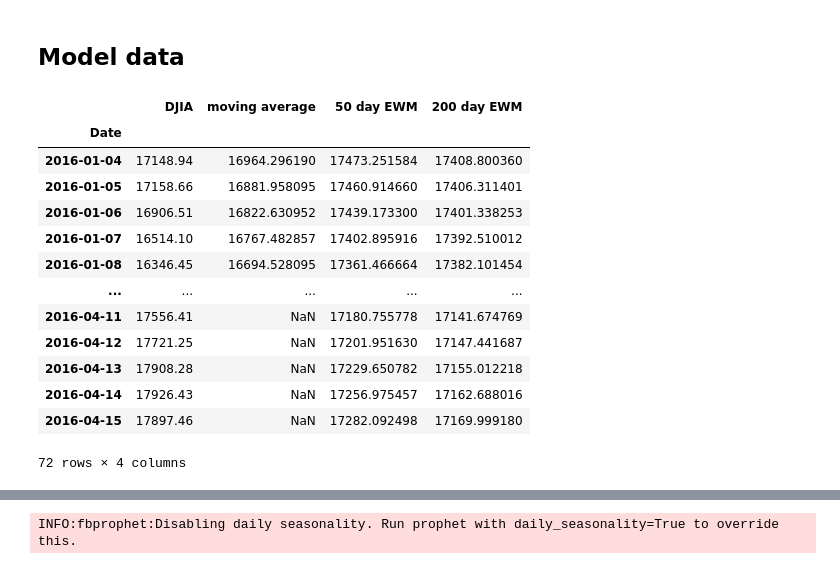
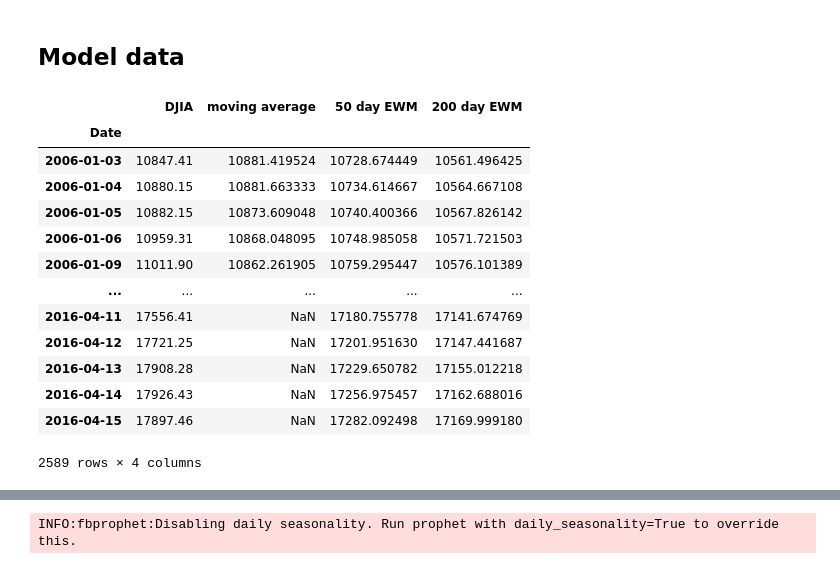
Before and after one commit to DecodedCo/quandl-python-demo, a Jupyter notebook: quandl-api-demo-prophet-complete.ipynb, the cells around one changed output, grey strips where cells are left out. Saved outputs shown, nothing was run; the diff lists cells and outputs as text; code cells hidden in the pictures.

```diff
--- a/quandl-api-demo-prophet-complete.ipynb
+++ b/quandl-api-demo-prophet-complete.ipynb
@@ -72,23 +72,23 @@ plt.ylim(0,25000)
 from fbprophet import Prophet
 # %%
 # Create subset
-data_sub = data["2016-01-01":]
+data_sub = data["2006-01-01":]
 data_sub
 # %% [output]
 |  | DJIA | moving average | 50 day EWM | 200 day EWM |
 | Date |  |  |  |  |
-| 2016-01-04 | 17148.94 | 16964.296190 | 17473.251584 | 17408.800360 |
-| 2016-01-05 | 17158.66 | 16881.958095 | 17460.914660 | 17406.311401 |
-| 2016-01-06 | 16906.51 | 16822.630952 | 17439.173300 | 17401.338253 |
-| 2016-01-07 | 16514.10 | 16767.482857 | 17402.895916 | 17392.510012 |
-| 2016-01-08 | 16346.45 | 16694.528095 | 17361.466664 | 17382.101454 |
+| 2006-01-03 | 10847.41 | 10881.419524 | 10728.674449 | 10561.496425 |
+| 2006-01-04 | 10880.15 | 10881.663333 | 10734.614667 | 10564.667108 |
+| 2006-01-05 | 10882.15 | 10873.609048 | 10740.400366 | 10567.826142 |
+| 2006-01-06 | 10959.31 | 10868.048095 | 10748.985058 | 10571.721503 |
+| 2006-01-09 | 11011.90 | 10862.261905 | 10759.295447 | 10576.101389 |
 | ... | ... | ... | ... | ... |
 | 2016-04-11 | 17556.41 | NaN | 17180.755778 | 17141.674769 |
 | 2016-04-12 | 17721.25 | NaN | 17201.951630 | 17147.441687 |
 | 2016-04-13 | 17908.28 | NaN | 17229.650782 | 17155.012218 |
 | 2016-04-14 | 17926.43 | NaN | 17256.975457 | 17162.688016 |
 | 2016-04-15 | 17897.46 | NaN | 17282.092498 | 17169.999180 |
-72 rows × 4 columns
+2589 rows × 4 columns
 # %%
 # Get the data in the format that fbprophet wants it
 data_forecast = data_sub.reset_index()
```
Also changed, not shown: parts of 4 cells of this notebook.
